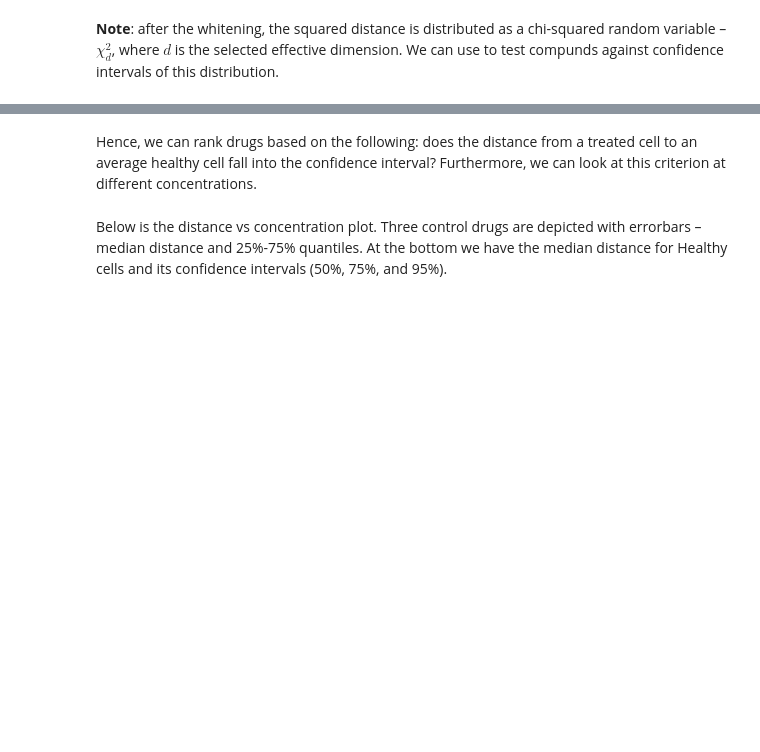
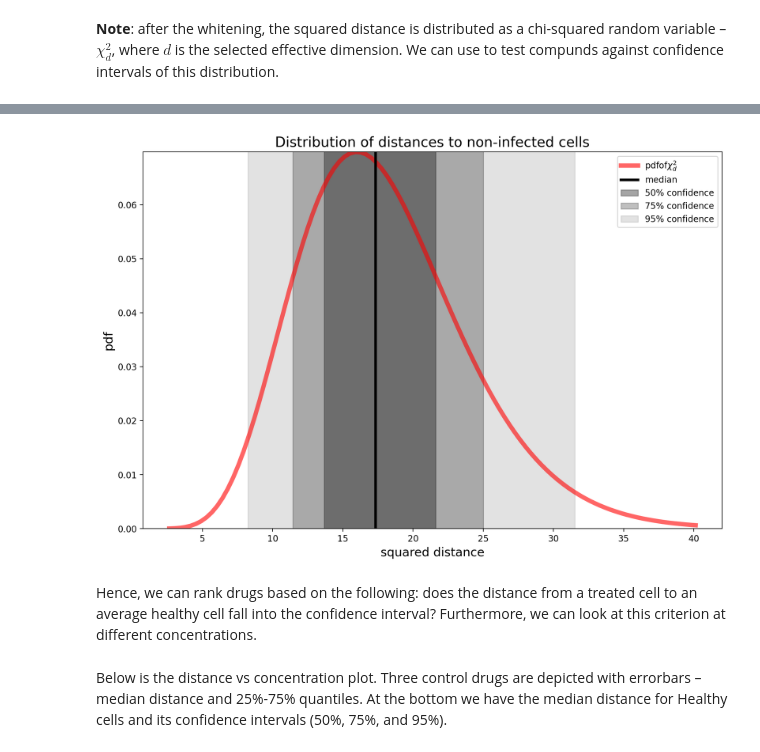
Before and after one commit to REMEDI4ALL/covid19, a Jupyter notebook: RankByDistance.ipynb, the cells around one changed output, grey strips where cells are left out. Saved outputs shown, nothing was run; the diff lists cells and outputs as text; code cells hidden in the pictures; blank space fills up the shorter version.

```diff
--- a/RankByDistance.ipynb
+++ b/RankByDistance.ipynb
@@ -326,7 +332,7 @@ average_predictions.head(20)
 # %%
 x = np.linspace(stats.chi2.ppf(1e-5, df=n_components), stats.chi2.ppf(1-2e-3, df=n_components), 100)
 pdf = stats.chi2.pdf(x, df=n_components)
-plt.plot(x, pdf, 'r-', lw=5, alpha=0.6, label=r'$\text{pdf of } \chi^2_d$')
+plt.plot(x, pdf, 'r-', lw=5, alpha=0.6, label=r'$\mathrm{pdf of } \chi^2_d$')
 plt.axvline(stats.chi2.median(df=n_components), label='median', c='k', lw=3)
 for conf in (0.5, 0.75, 0.95):
     left, right = stats.chi2.interval(conf, df=n_components)
@@ -343,3 +348,4 @@ plt.show()
+[figure, added]
 # %% [markdown]
 Hence, we can rank drugs based on the following: does the distance from a treated cell to an average healthy cell fall into the confidence interval? Furthermore, we can look at this criterion at different concentrations.
 # %% [markdown]
```
Also changed, not shown: parts of 9 cells of this notebook.
